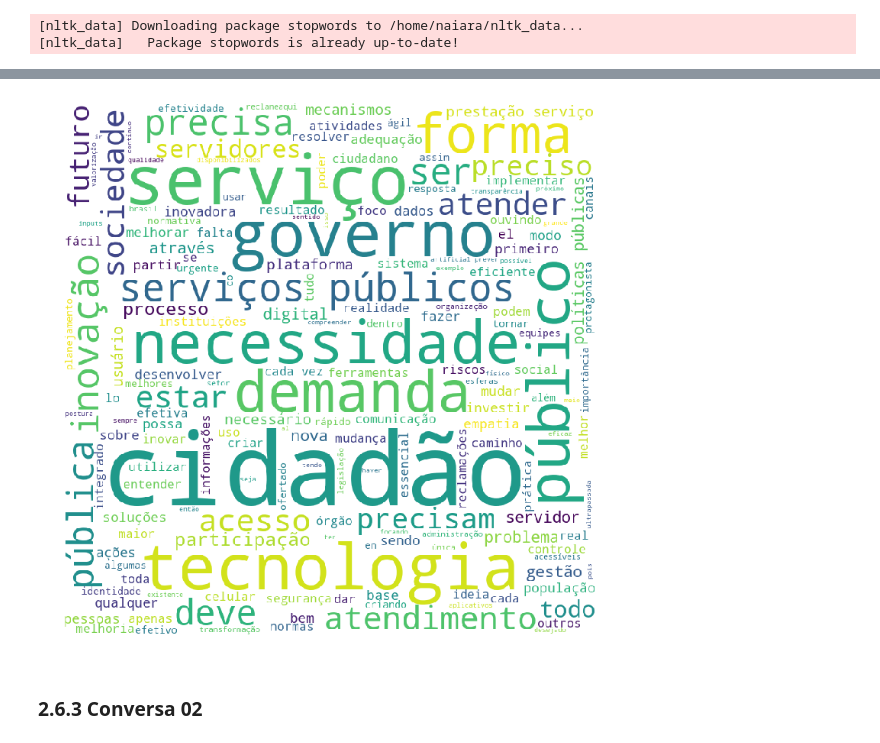
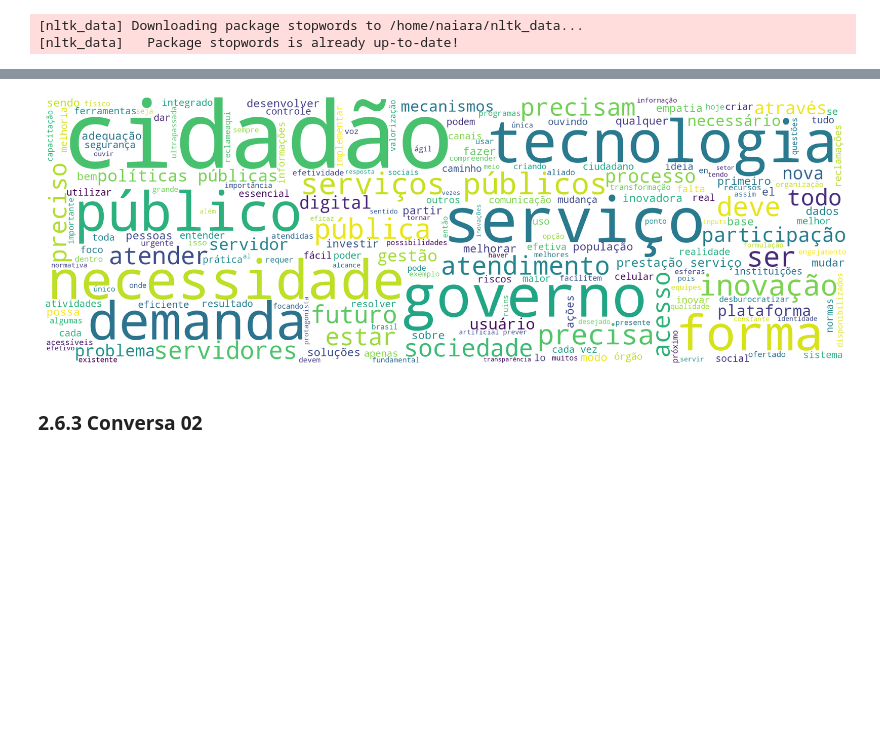
Before and after one commit to naiieandrade/tcc-studies, a Jupyter notebook: tcc2/analise-geral-dataset.ipynb, the cells around one changed output, grey strips where cells are left out. Cells and saved outputs as stored; diff of their text form; code cells hidden in the pictures; blank space fills up the shorter version.

```diff
--- a/tcc2/analise-geral-dataset.ipynb
+++ b/tcc2/analise-geral-dataset.ipynb
@@ -517,0 +583,37 @@ dtype: int64
+# %%
+labels = df_genre.label#['Masculino', 'Feminino', 'Não identificado']
+conversation_1 = df_genre.total_votes_1#[20, 34, 30]
+conversation_2 = df_genre.total_votes_2 #[25, 32, 34]
+
+x = np.arange(len(labels))  # the label locations
+width = 0.35  # the width of the bars
+
+fig, ax = plt.subplots()
+rects1 = ax.bar(x - width/2, conversation_1, width, color='#3D5E84', label='Conversa 1')
+rects2 = ax.bar(x + width/2, conversation_2, width, color='#C39CCE',label='Conversa 2')
+
+# Add some text for labels, title and custom x-axis tick labels, etc.
+ax.set_ylabel('Quantidade por gênero')
+ax.set_title('Quantidade de pessoas por gênero e conversa')
+ax.set_xticks(x)
+ax.set_xticklabels(labels)
+ax.legend()
+
+
+# def autolabel(rects):
+#     """Attach a text label above each bar in *rects*, displaying its height."""
+#     for rect in rects:
+#         height = rect.get_height()
+#         ax.annotate('{}'.format(height),
+#                     xy=(rect.get_x() + rect.get_width() / 2, height),
+#                     xytext=(0, 3),  # 3 points vertical offset
+#                     textcoords="offset points",
+#                     ha='center', va='bottom')
+
+
+# autolabel(rects1)
+# autolabel(rects2)
+
+fig.tight_layout()
+
+plt.show()
@@ -517,0 +651,3 @@ dtype: int64
+# %%
+df_votes_conversation_1['participation'] = df_votes_conversation_1.total_votes/395*100
+df_votes_conversation_2['participation'] = df_votes_conversation_2.total_votes/184*100
@@ -1171,7 +1510,7 @@ for val in df_votes_conversation_1.content:
         if word not in stopwords:
             comment_words = comment_words + word + ' '
 # %%
-wordcloud = WordCloud(width = 800, height = 800,
+wordcloud = WordCloud(width = 2400, height = 800,
                 background_color ='white',
                 #stopwords = stopwords,
                 min_font_size = 10)
@@ -1204,13 +1543,13 @@ sorted(word_frequency.items(), key=lambda item: item[1], reverse=True)
 # %%
 # Salva a imagem da nuvem de palavras
-plt.figure(figsize = (10, 10), facecolor = None)
+plt.figure(figsize = (60, 20), facecolor = None)
 plt.imshow(wordcloud_1)
 plt.axis("off")
 plt.tight_layout(pad = 0)
 
 plt.savefig('images/nuvem_palavras_conversa_1.png')
 # %% [output]
-[figure, old version]
+[figure, new version]
 # %% [markdown]
 ### 2.6.3 Conversa 02
 # %%
```
Also changed, not shown: parts of 138 cells of this notebook.
